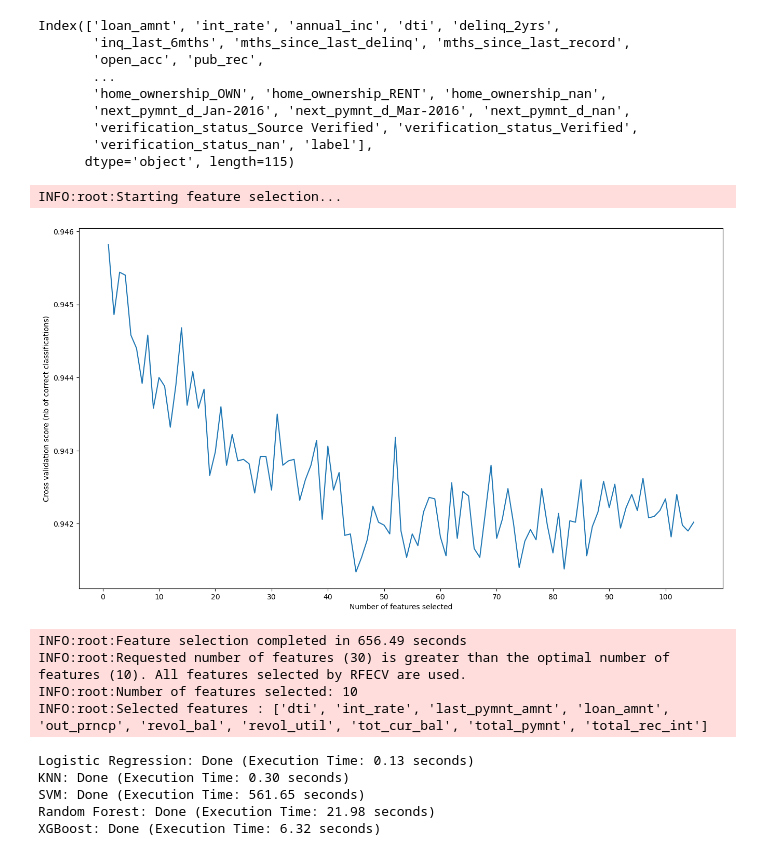
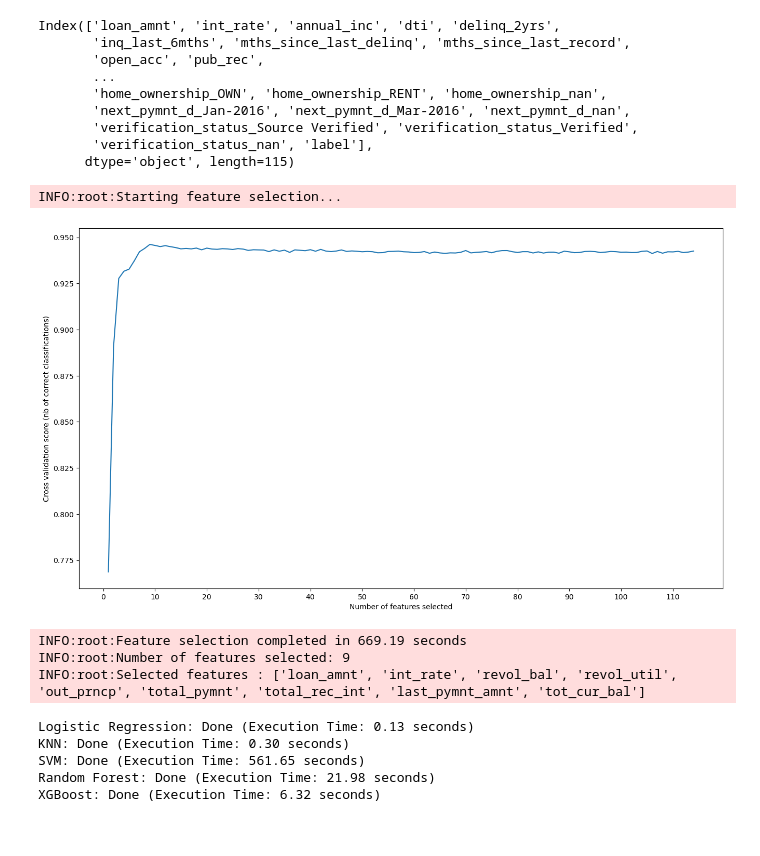
Before and after one commit to xzhou110/lending_club_loans_default_prediction, a Jupyter notebook: 02. modeling_new.ipynb, the cells around one changed output. Cells and saved outputs as stored; diff of their text form; code cells hidden in the pictures.

```diff
--- a/02. modeling_new.ipynb
+++ b/02. modeling_new.ipynb
@@ -56,18 +55,17 @@ X_train, X_test, y_train, y_test = train_test_split(X_processed, y, test_size=0.
 # %%
 # Perform feature selection - without telling optimal number of features
 
-selected_features = fs.select_features(X_train=X_train,
+selected_features = fs2.select_features(X_train=X_train,
                                        y_train=y_train,
-                                       n_features_to_select=30,
+                                       # n_features_to_select=30,
                                        ml_type='classification',
                                        n_samples=50000)
 # %% [output]
 INFO:root:Starting feature selection...
-[figure, old version]
+[figure, new version]
-INFO:root:Feature selection completed in 656.49 seconds
-INFO:root:Requested number of features (30) is greater than the optimal number of features (10). All features selected by RFECV are used.
-INFO:root:Number of features selected: 10
-INFO:root:Selected features : ['dti', 'int_rate', 'last_pymnt_amnt', 'loan_amnt', 'out_prncp', 'revol_bal', 'revol_util', 'tot_cur_bal', 'total_pymnt', 'total_rec_int']
+INFO:root:Feature selection completed in 669.19 seconds
+INFO:root:Number of features selected: 9
+INFO:root:Selected features : ['loan_amnt', 'int_rate', 'revol_bal', 'revol_util', 'out_prncp', 'total_pymnt', 'total_rec_int', 'last_pymnt_amnt', 'tot_cur_bal']
 # %%
 best_model = cm.run_classification_models(X_train=X_train[selected_features],
                                           y_train=y_train,
```
Also changed, not shown: parts of 1 cell of this notebook, 3 other files.
